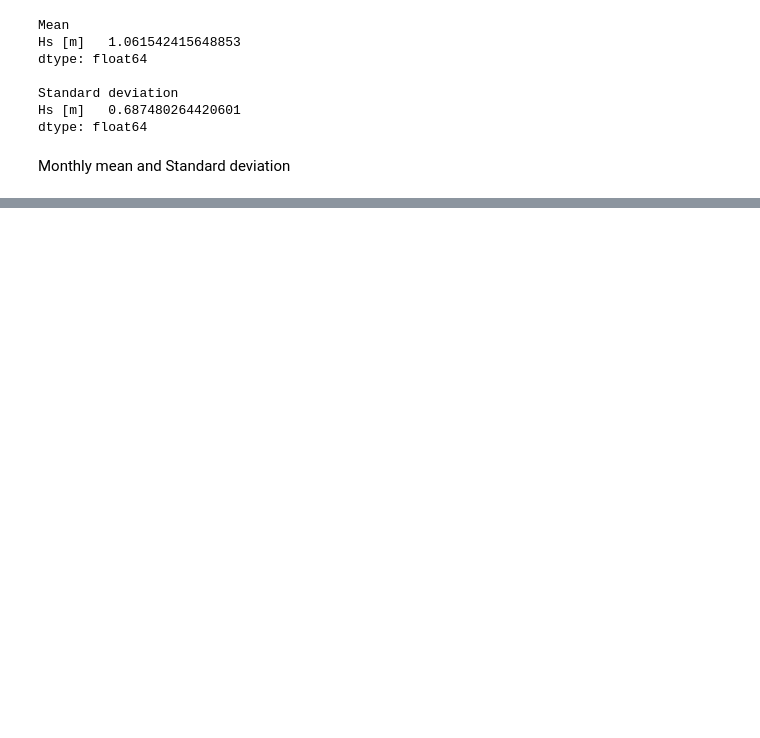
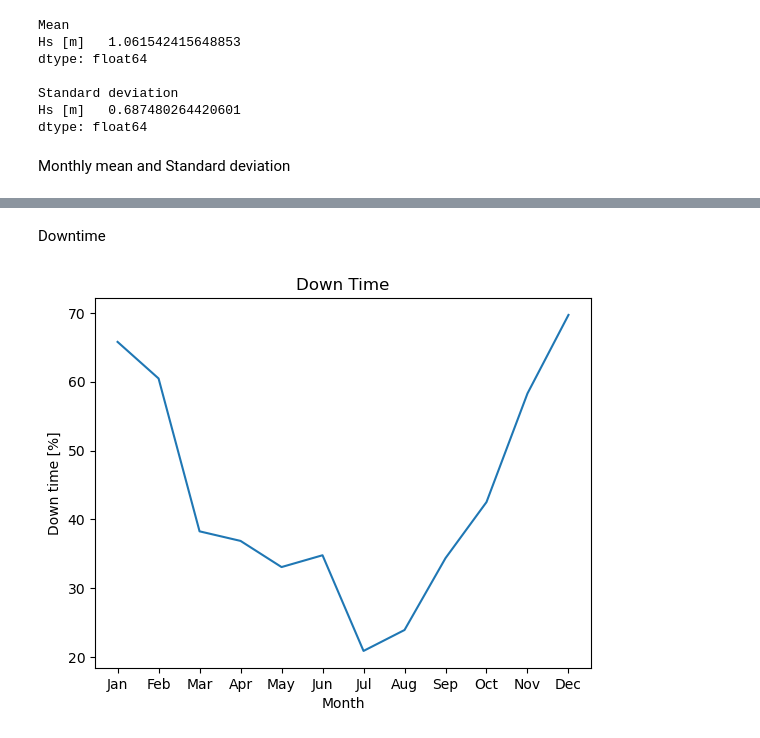
Before and after one commit to denisepierce01/Dredging, a Jupyter notebook: Dredging.ipynb, the cells around one changed output, grey strips where cells are left out. Saved outputs shown, nothing was run; the diff lists cells and outputs as text; code cells hidden in the pictures; blank space fills up the shorter version.

```diff
--- a/Dredging.ipynb
+++ b/Dredging.ipynb
@@ -74,0 +100,12 @@ plt.xlabel('Month');
+# %% [markdown]
+Downtime
+# %%
+down_time = 100 - np.array(work_ability)
+
+plt.plot(down_time)
+plt.title('Down Time')
+plt.xticks(np.linspace(0,11,12), months);
+plt.xlabel('Month')
+plt.ylabel('Down time [%]');
+# %% [output]
+[figure, added]
```
Also changed, not shown: parts of 8 cells of this notebook.
